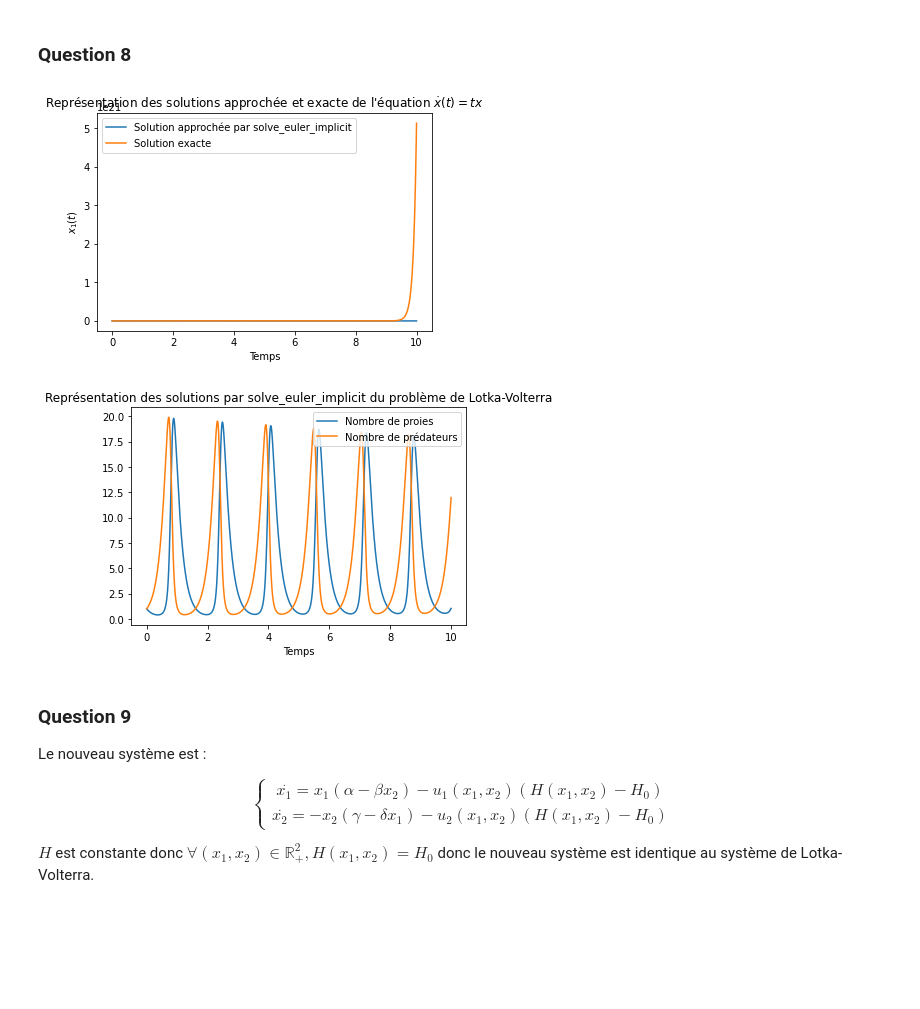
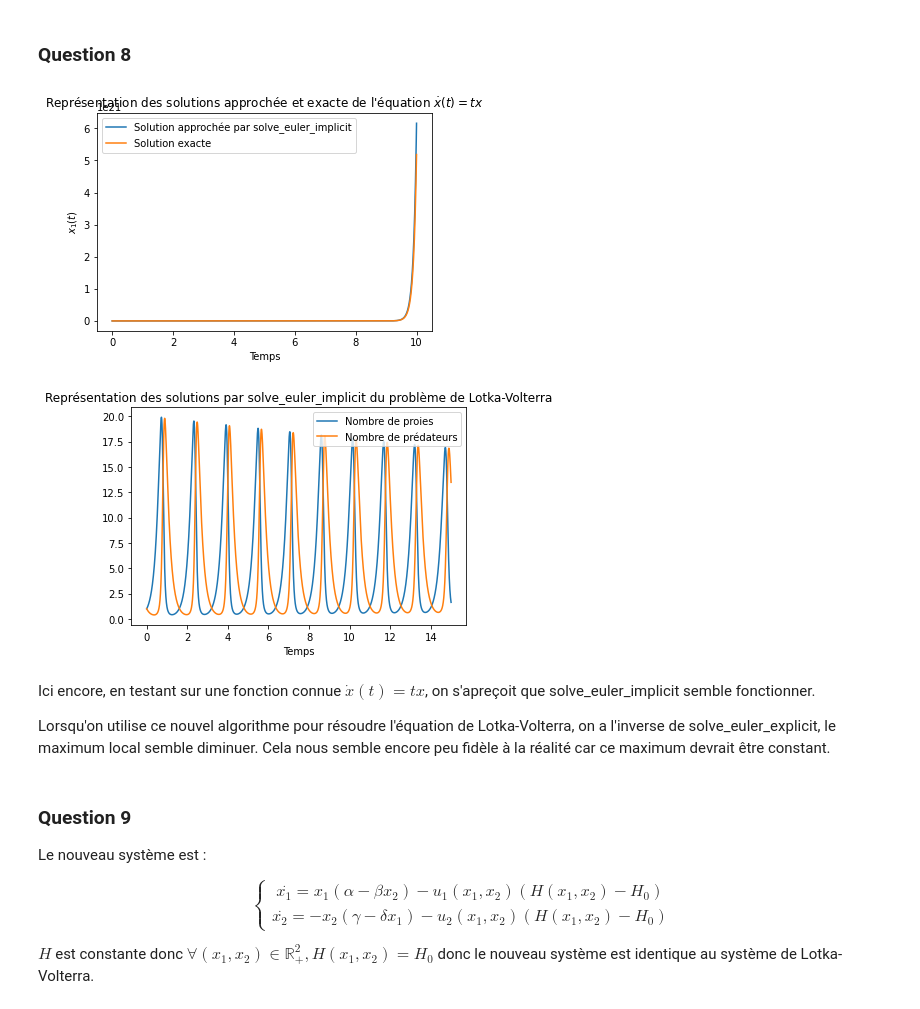
Before and after one commit to inesfontaine/projetED2, a Jupyter notebook: reponses.ipynb, the cells around one changed output. Drawn from its saved outputs; the diff is of its cells as text; code cells hidden in the pictures; blank space fills up the shorter version.

```diff
--- a/reponses.ipynb
+++ b/reponses.ipynb
@@ -319,7 +319,7 @@ d = 1
 def f(t, x1, x2):
     return np.array([x1*(a-b*x2), -x2*(g-d*x1)])
 
-time, sol = solve_euler_explicit(f, [1, 1], 0.001, 0, 10)
+time, sol = solve_euler_explicit(f, [1, 1], 0.001, 0, 15)
 x1 = []
 x2 = []
 for x in sol:
@@ -357,11 +357,11 @@ from scipy.optimize import fsolve
 
 def solve_euler_implicit(f, x0, dt, t0, tf, itermax = 100):
     x =[x0]
-    imax = int((tf-t0)/dt)-1
+    imax = int((tf-t0)/dt)
     i = 0
     t = [t0 + i*dt for i in range (imax+1)]
     while i < imax:
-        xnew = fsolve(lambda y:y-x[i] + f(t[i+1], *y) * dt, x[i] + f(t[i], *x[i]) * dt)
+        xnew = fsolve(lambda y:y-x[i] - f(t[i+1], *y) * dt, x[i] + f(t[i], *x[i]) * dt)
         x.append(xnew)
         i += 1
     return t, x
@@ -386,36 +386,40 @@ plt.xlabel('Temps')
 plt.ylabel('$x_1(t)$')
 plt.title('Représentation des solutions approchée et exacte de l\'équation $\dot{x}(t) = tx$')
 plt.legend()
 plt.show()
 
 ## Application à l'équation de Lotka-Volterra
 
 # Coefficients de prédation
 a = 5
 b = 1
 g = 5
 d = 1
 
 #Résolution
 def f(t, x1, x2):
     return np.array([x1*(a-b*x2), -x2*(g-d*x1)])
 
-time, sol = solve_euler_implicit(f, [1, 1], 0.001, 0, 10)
+time, sol = solve_euler_implicit(f, [1, 1], 0.001, 0, 15)
 x1 = []
 x2 = []
 for x in sol:
     x1.append(x[0])
     x2.append(x[1])
 
 plt.plot(time, x1, label ='Nombre de proies')
 plt.plot(time, x2, label='Nombre de prédateurs')
 plt.xlabel('Temps')
 plt.title('Représentation des solutions par solve_euler_implicit du problème de Lotka-Volterra')
 plt.legend()
 plt.show()
 # %% [output]
-[figure, old version]
+[figure, new version]
-[figure, old version]
+[figure, new version]
+# %% [markdown]
+Ici encore, en testant sur une fonction connue $\dot{x}(t) = tx $, on s'apreçoit que solve_euler_implicit semble fonctionner.
+
+Lorsqu'on utilise ce nouvel algorithme pour résoudre l'équation de Lotka-Volterra, on a l'inverse de solve_euler_explicit, le maximum local semble diminuer. Cela nous semble encore peu fidèle à la réalité car ce maximum devrait être constant.
 # %% [markdown]
 ### Question 9
 
```
Also changed, not shown: parts of 1 cell of this notebook.
